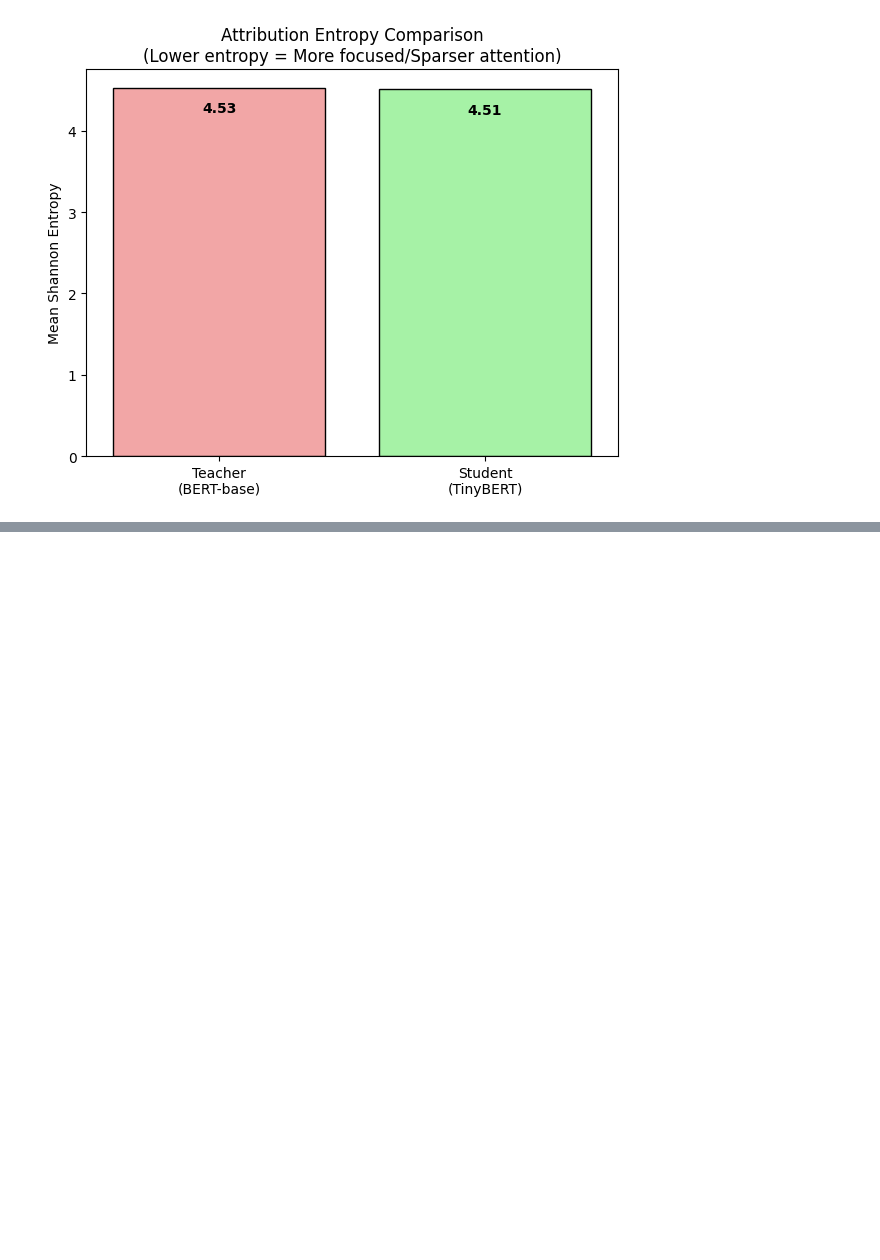
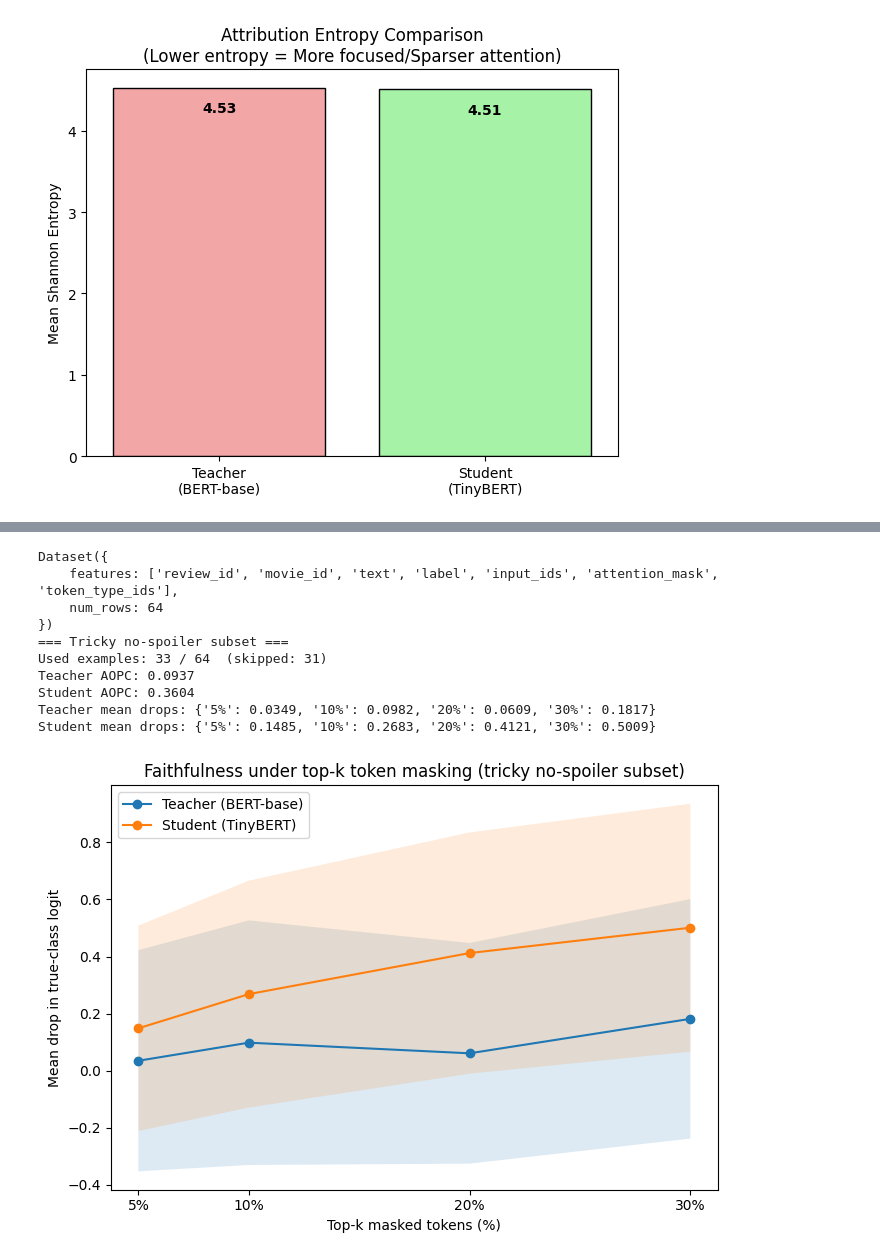
Before and after one commit to MarcoColan01/nlp.project-Colangelo-2526, a Jupyter notebook: notebooks/6_emb_attn_exploration.ipynb, the cells around one changed output, grey strips where cells are left out. Drawn from its saved outputs; the diff is of its cells as text; code cells hidden in the pictures; blank space fills up the shorter version.

Commit message:
Writing report

```diff
--- a/notebooks/6_emb_attn_exploration.ipynb
+++ b/notebooks/6_emb_attn_exploration.ipynb
@@ -514,0 +764,35 @@ else:
+# %%
+# === Optional: tricky no-spoiler subset with spoiler-like lexical cues ===
+# Utile se vuoi una figura aggiuntiva per il report o per la presentazione.
+# Se vuoi restare minimale, puoi saltare questa cella.
+
+tricky_subset = build_tricky_subset(test_ds, max_examples=TRICKY_MAX_EXAMPLES, seed=SEED)
+print(tricky_subset)
+
+faith_stats_tricky = evaluate_faithfulness_curve(
+    teacher_model=teacher,
+    student_model=student_faith,
+    ds_subset=tricky_subset,
+    k_fracs=K_FRACS,
+    device=device,
+    require_both_correct=True,
+)
+
+print_faithfulness_summary(faith_stats_tricky, "Tricky no-spoiler subset")
+plot_faithfulness(
+    faith_stats_tricky,
+    K_FRACS,
+    title="Faithfulness under top-k token masking (tricky no-spoiler subset)"
+)
+# %% [output]
+Dataset({
+    features: ['review_id', 'movie_id', 'text', 'label', 'input_ids', 'attention_mask', 'token_type_ids'],
+    num_rows: 64
+})
+=== Tricky no-spoiler subset ===
+Used examples: 33 / 64  (skipped: 31)
+Teacher AOPC: 0.0937
+Student AOPC: 0.3604
+Teacher mean drops: {'5%': 0.0349, '10%': 0.0982, '20%': 0.0609, '30%': 0.1817}
+Student mean drops: {'5%': 0.1485, '10%': 0.2683, '20%': 0.4121, '30%': 0.5009}
+[figure, added]
```
Also changed, not shown: parts of 13 cells of this notebook, 13 other files.
